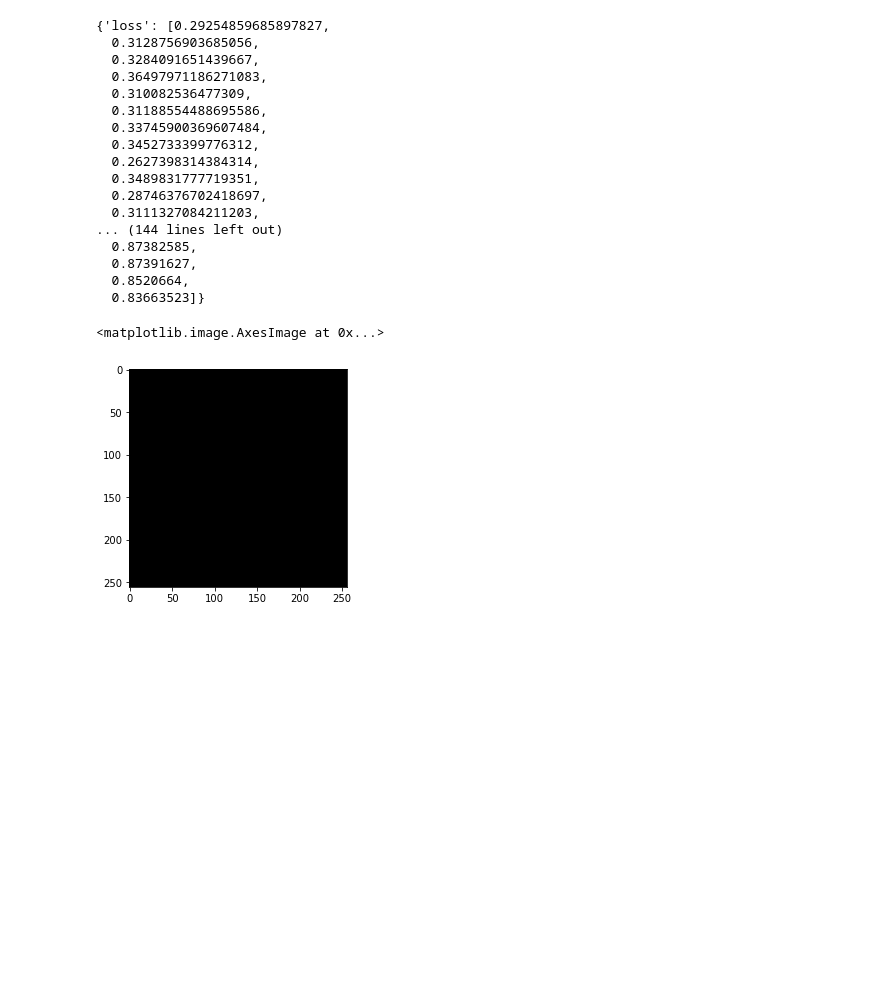
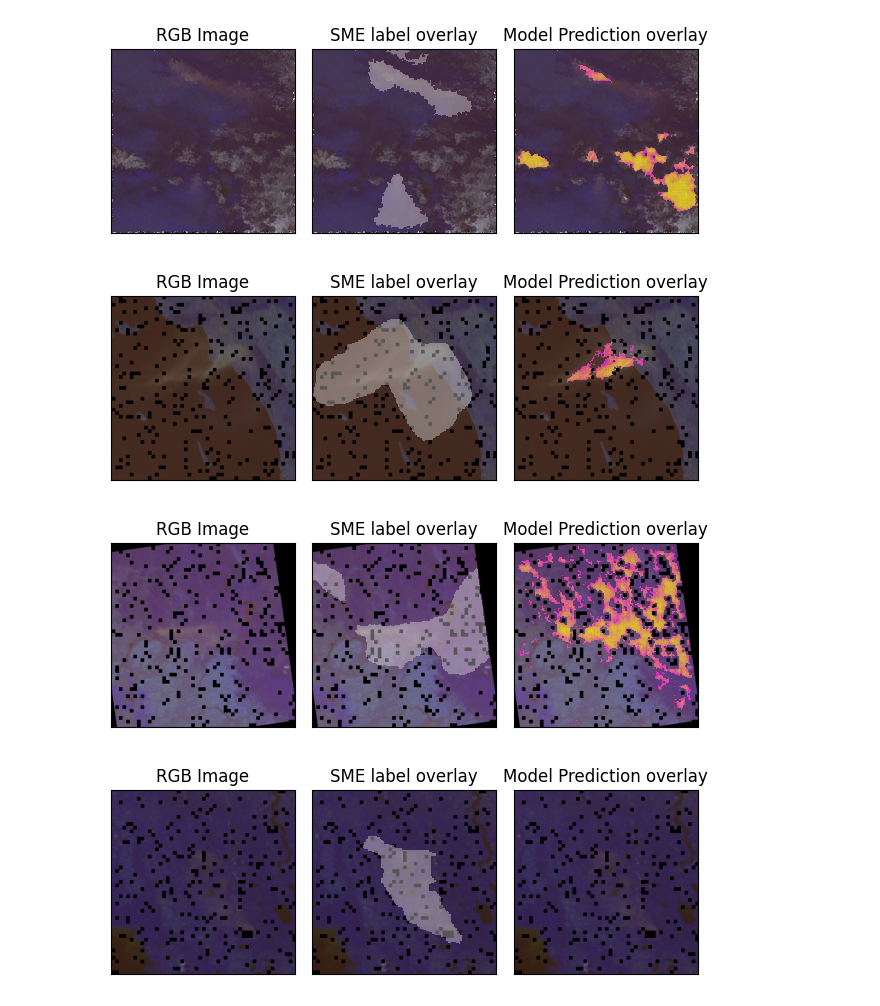
Before and after one commit to justinpaulturner/nasa_space_apps, a Jupyter notebook: SpaceApps.ipynb, the cells around one changed output. Saved outputs shown, nothing was run; the diff lists cells and outputs as text; code cells hidden in the pictures; blank space fills up the shorter version.

```diff
--- a/SpaceApps.ipynb
+++ b/SpaceApps.ipynb
@@ -438,30 +406,41 @@ Epoch 00040: early stopping
-# %%
-results.history
-# %% [output]
-{'loss': [0.29254859685897827,
-  0.3128756903685056,
-  0.3284091651439667,
-  0.36497971186271083,
-  0.310082536477309,
-  0.31188554488695586,
-  0.33745900369607484,
-  0.3452733399776312,
-  0.2627398314384314,
-  0.3489831777719351,
-  0.28746376702418697,
-  0.3111327084211203,
-... (144 lines left out)
-  0.87382585,
-  0.87391627,
-  0.8520664,
-  0.83663523]}
-# %%
-obj = train_generator.__getitem__(0)
-xs = obj[0]
-img= xs[0]
-img.shape
-plt.imshow(img)
-# %% [output]
-<matplotlib.image.AxesImage at 0x...>
-[figure, removed]
+# %%
+model = load_model('test_model.h5')
+# %%
+val_generator = UnetGenerator('data/output/val/class1/', batch_size=4)
+
+random_batch = np.random.randint(low=0, high=9)
+for batch_index, batch_data in enumerate(val_generator):
+    if batch_index == random_batch:
+        (modis_batch, bmp_batch) = batch_data
+        bmp_predict_batch = model.predict(modis_batch)
+        #fig, axes = plt.subplots()
+        for j in range(len(modis_batch)):
+            f, ax = plt.subplots(1, 3, constrained_layout=True, dpi=100)
+
+
+            ax[0].imshow(modis_batch[j][:,:,:3].astype('uint8'))
+            ax[0].set_title('RGB Image')
+            ax[0].xaxis.set_ticks([])
+            ax[0].yaxis.set_ticks([])
+
+            ax[1].imshow(modis_batch[j][:,:,:3].astype('uint8'))
+            ax[1].xaxis.set_ticks([])
+            ax[1].yaxis.set_ticks([])
+            ax[1].set_title('SME label overlay')
+
+            ax[2].imshow(modis_batch[j][:,:,:3].astype('uint8'))
+            ax[2].set_title('Model Prediction overlay')
+            ax[2].xaxis.set_ticks([])
+            ax[2].yaxis.set_ticks([])
+
+            bmp_data = bmp_batch[j].astype('uint8')
+
+            ax[1].imshow(ma.masked_where(bmp_data != 1, bmp_data)[:,:,0],alpha=0.35,cmap='Purples')
+            ax[2].imshow(ma.masked_where(bmp_predict_batch[j] < 0.5, bmp_predict_batch[j])[:,:,0],
+                         alpha=.75,cmap='spring')
+# %% [output]
+[figure, added]
+[figure, added]
+[figure, added]
+[figure, added]
 # %%
```
Also changed, not shown: parts of 14 cells of this notebook, 2 other files.
